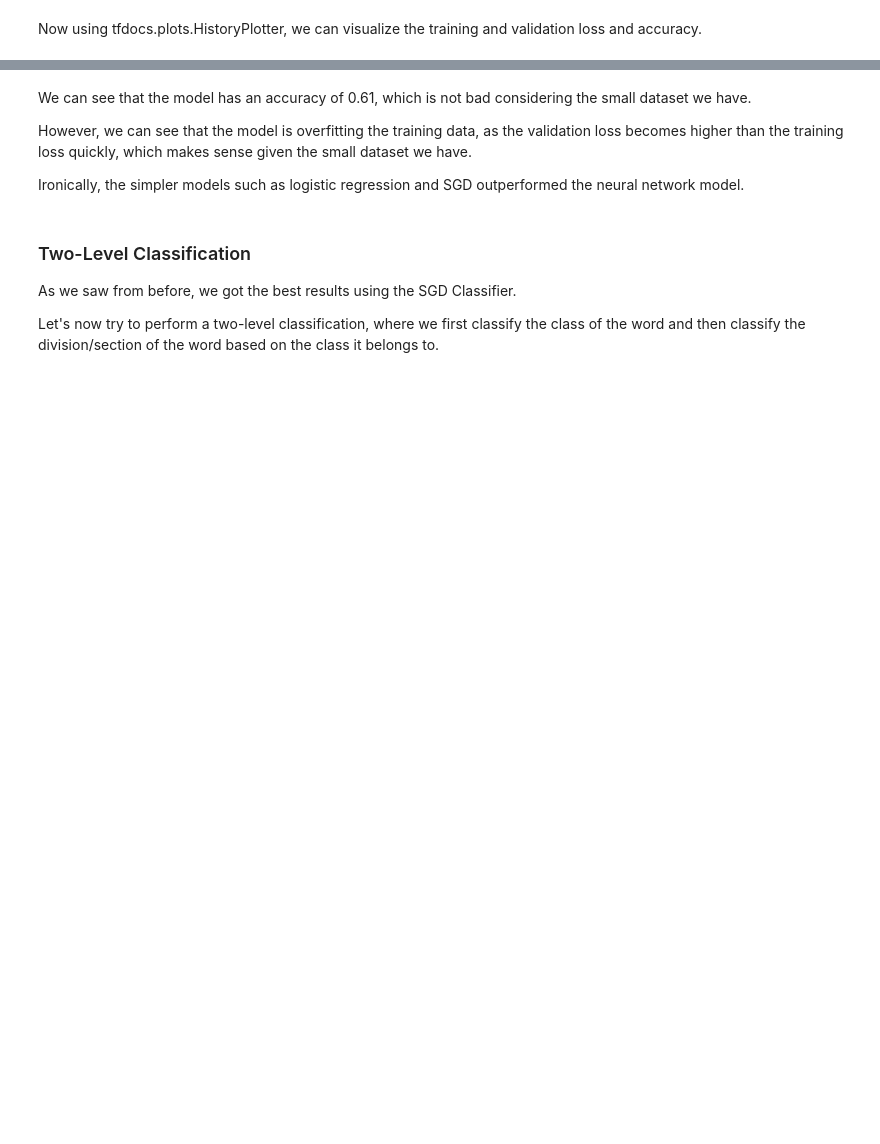
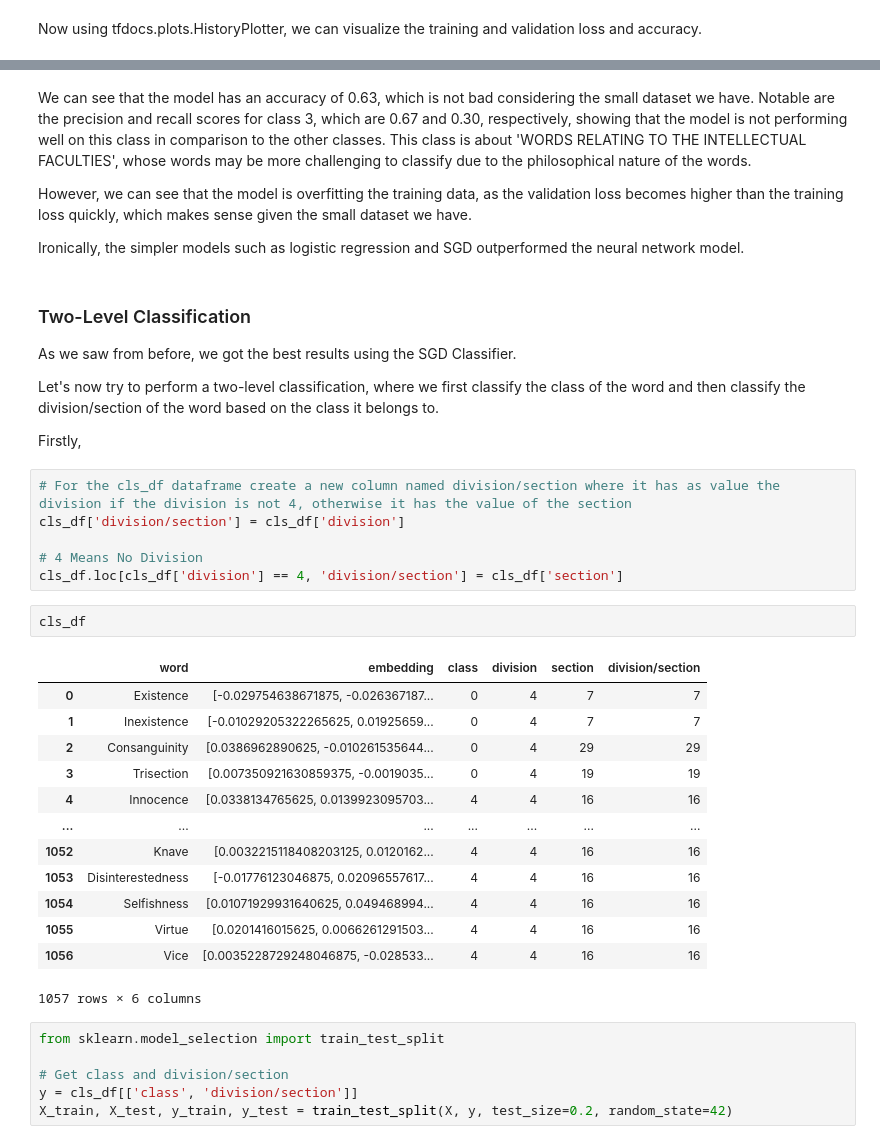
Before and after one commit to panos-span/rogets_thesaurus, a Jupyter notebook: cls_embed.ipynb, the cells around one changed output, grey strips where cells are left out. Saved outputs shown, nothing was run; the diff lists cells and outputs as text; blank space fills up the shorter version.

```diff
--- a/cls_embed.ipynb
+++ b/cls_embed.ipynb
@@ -633,5 +651,8 @@ weighted avg       0.64      0.61      0.61       212
 # %% [markdown]
-We can see that the model has an accuracy of 0.61, which is not bad considering the small dataset we have.
+We can see that the model has an accuracy of 0.63, which is not bad considering the small dataset we have.
+Notable are the precision and recall scores for class 3, which are 0.67 and 0.30, respectively, showing that the model is not performing well on this class
+in comparison to the other classes. This class is about 'WORDS RELATING TO THE INTELLECTUAL FACULTIES', whose words may be more challenging to classify
+due to the philosophical nature of the words.
 
 However, we can see that the model is overfitting the training data, as the validation loss becomes higher than the training loss quickly,
 which makes sense given the small dataset we have.
@@ -643,3 +664,33 @@ Ironically, the simpler models such as logistic regression and SGD outperformed
 As we saw from before, we got the best results using the SGD Classifier.
 
 Let's now try to perform a two-level classification, where we first classify the class of the word and then classify the division/section of the word based on the class it belongs to.
+
+Firstly,
+# %%
+# For the cls_df dataframe create a new column named division/section where it has as value the division if the division is not 4, otherwise it has the value of the section
+cls_df['division/section'] = cls_df['division']
+
+# 4 Means No Division
+cls_df.loc[cls_df['division'] == 4, 'division/section'] = cls_df['section']
+# %%
+cls_df
+# %% [output]
+|  | word | embedding | class | division | section | division/section |
+| 0 | Existence | [-0.029754638671875, -0.026367187... | 0 | 4 | 7 | 7 |
+| 1 | Inexistence | [-0.01029205322265625, 0.01925659... | 0 | 4 | 7 | 7 |
+| 2 | Consanguinity | [0.0386962890625, -0.010261535644... | 0 | 4 | 29 | 29 |
+| 3 | Trisection | [0.007350921630859375, -0.0019035... | 0 | 4 | 19 | 19 |
+| 4 | Innocence | [0.0338134765625, 0.0139923095703... | 4 | 4 | 16 | 16 |
+| ... | ... | ... | ... | ... | ... | ... |
+| 1052 | Knave | [0.0032215118408203125, 0.0120162... | 4 | 4 | 16 | 16 |
+| 1053 | Disinterestedness | [-0.01776123046875, 0.02096557617... | 4 | 4 | 16 | 16 |
+| 1054 | Selfishness | [0.01071929931640625, 0.049468994... | 4 | 4 | 16 | 16 |
+| 1055 | Virtue | [0.0201416015625, 0.0066261291503... | 4 | 4 | 16 | 16 |
+| 1056 | Vice | [0.0035228729248046875, -0.028533... | 4 | 4 | 16 | 16 |
+1057 rows × 6 columns
+# %%
+from sklearn.model_selection import train_test_split
+
+# Get class and division/section
+y = cls_df[['class', 'division/section']]
+X_train, X_test, y_train, y_test = train_test_split(X, y, test_size=0.2, random_state=42)
```
Also changed, not shown: parts of 13 cells of this notebook, 1 other file.
